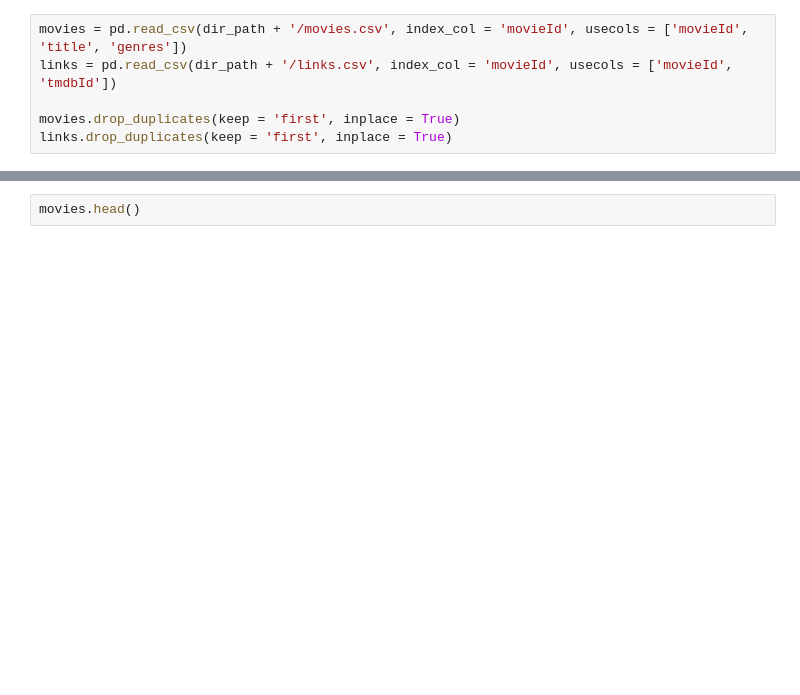
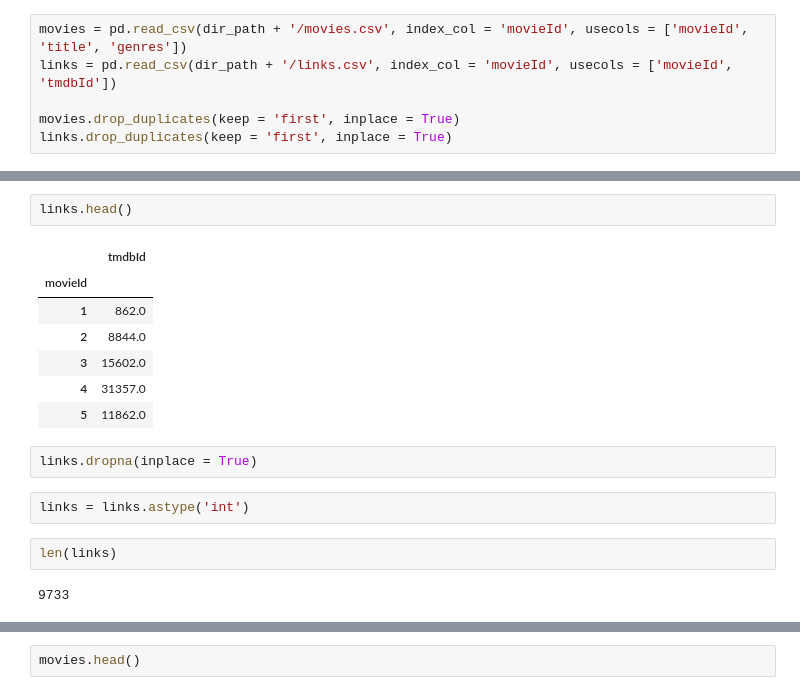
Before and after one commit to aryan7781/Movie-Recommendation-System, a Jupyter notebook: Data_Preprocessing.ipynb, the cells around one changed output, grey strips where cells are left out. Saved outputs shown, nothing was run; the diff lists cells and outputs as text; blank space fills up the shorter version.

```diff
--- a/Data_Preprocessing.ipynb
+++ b/Data_Preprocessing.ipynb
@@ -75,3 +76,21 @@ memory usage: 410.1 KB
+# %%
+links.head()
+# %% [output]
+|  | tmdbId |
+| movieId |  |
+| 1 | 862.0 |
+| 2 | 8844.0 |
+| 3 | 15602.0 |
+| 4 | 31357.0 |
+| 5 | 11862.0 |
+# %%
+links.dropna(inplace = True)
+# %%
+links = links.astype('int')
+# %%
+len(links)
+# %% [output]
+9733
 # %%
 len(movies), len(links)
 # %% [output]
```
Also changed, not shown: parts of 16 cells of this notebook, 1 other file.
